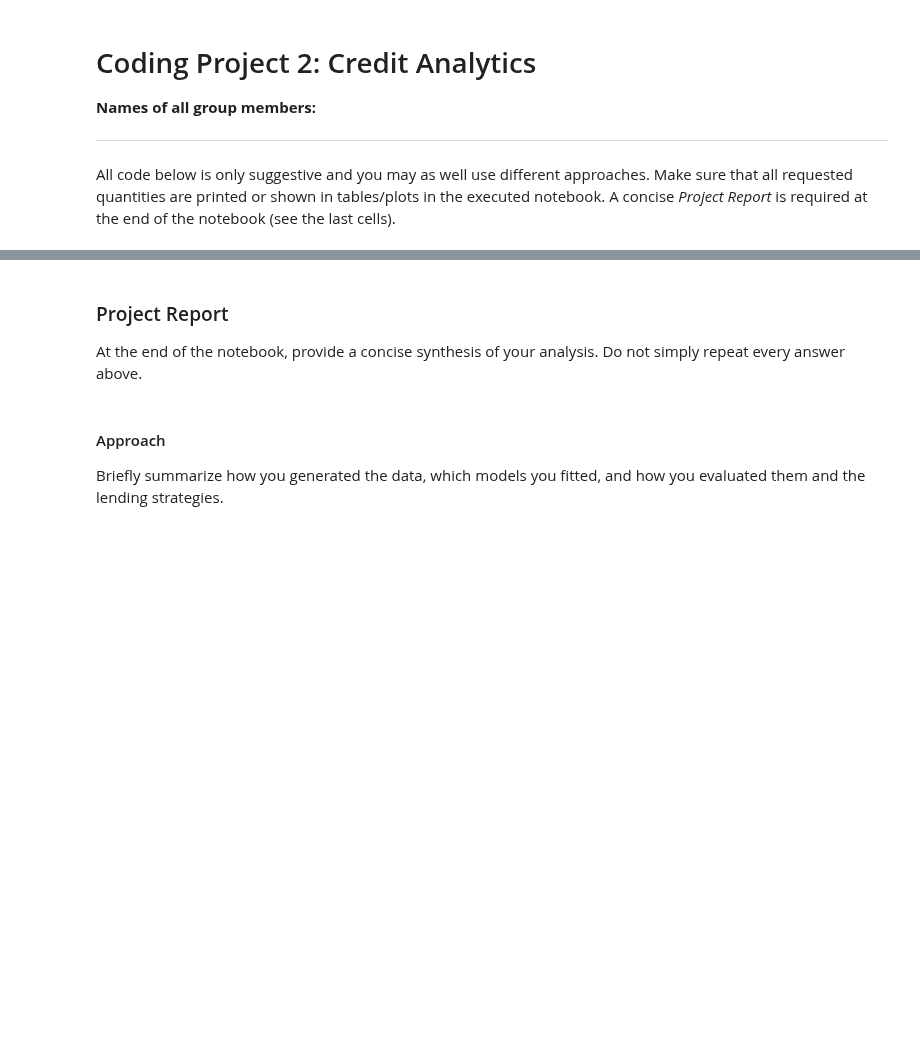
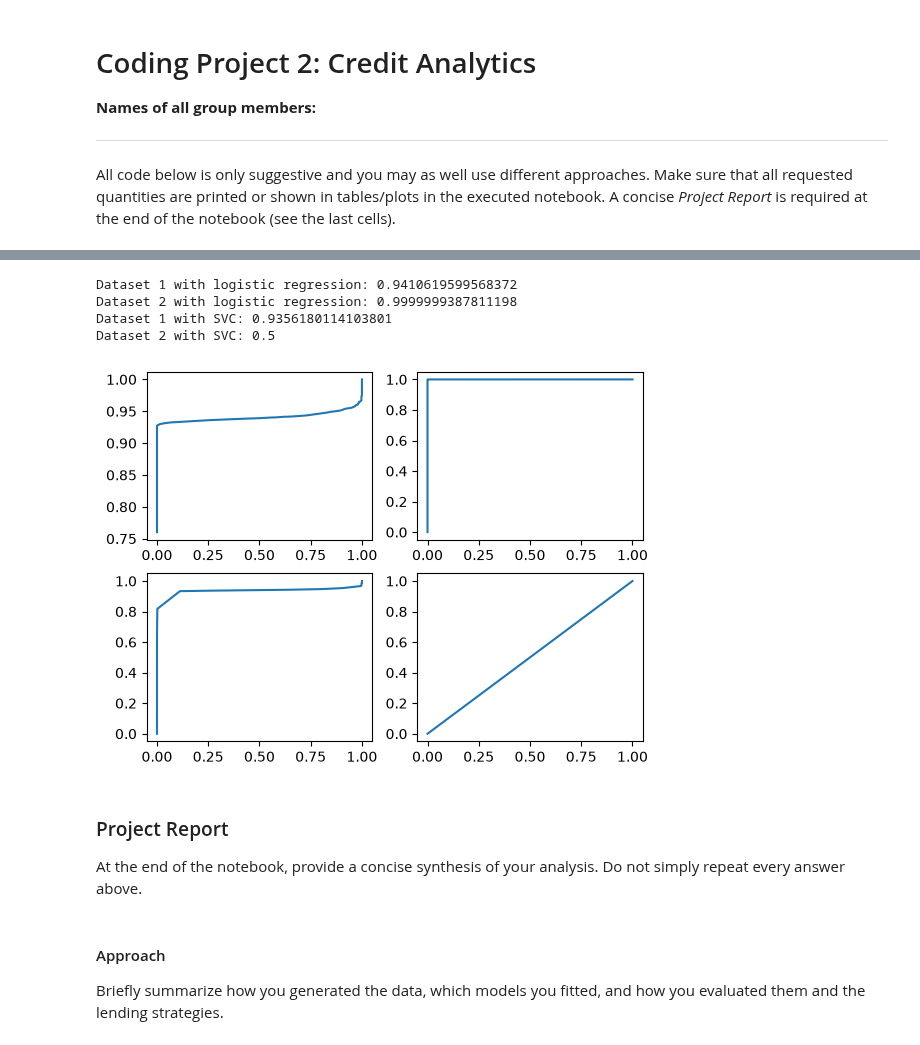
Before and after one commit to clorc/mlfi_projects_hs26, a Jupyter notebook: proj_2_credit_analytics/Project2_2026_Template.ipynb, the cells around one changed output, grey strips where cells are left out. Saved outputs shown, nothing was run; the diff lists cells and outputs as text; code cells hidden in the pictures; blank space fills up the shorter version.

Commit message:
Plot AUC-ROC curves

```diff
--- a/proj_2_credit_analytics/Project2_2026_Template.ipynb
+++ b/proj_2_credit_analytics/Project2_2026_Template.ipynb
@@ -44,6 +87,14 @@ from sklearn.metrics import log_loss
 # "log_loss(Y, pred_X)" evaluates the negative conditional log likelihood (also called cross-entropy loss)
 
 # Fit the models on both datasets
+model_p1 = LogisticRegression().fit(X_train, y1_train)
+model_p2 = LogisticRegression().fit(X_train, y2_train)
 
+y1_pred_log = model_p1.predict_proba(X_data)
+y2_pred_log = model_p2.predict_proba(X_data)
 
 # Calculate and print the cross-entropy loss on both datasets for train and test
+print(tabulate([
+    ["p_1", log_loss(y1_train, y1_pred_log[:m]),  log_loss(y1_test, y1_pred_log[m:])],
+    ["p_2", log_loss(y2_train, y2_pred_log[:m]),  log_loss(y2_test, y2_pred_log[m:])]
+], headers=["Training set", "Test set"], tablefmt="outline"))
@@ -74,43 +175,64 @@ from sklearn.svm import SVC
 # %%
 # Exercise 2.c
+import matplotlib.pyplot as plt
 # Plot the FDR/TPR-curves with the TPR on the horizontal axis and the FDR on the vertical axis,
 # and compute the AUC of each plotted curve on the test data.
-import matplotlib.pyplot as plt
 # Thresholds c: you may use all distinct predicted probabilities (this gives the exact curve), or a grid of
 # values in [0, 1]. A uniform grid such as np.linspace(0, 1, 100) can be too coarse when many predicted
 # probabilities are very close to 1. Check that your curve covers TPR values from (close to) 0 to 1.
 
 # To approximately calculate the AUC, it is fine to simply use Riemann sums.
 # This means, if you have N (a_i, b_i) pairs for the curves, ordered such that a_1 <= a_2 <= ... <= a_N,
 # then you may simply use the sum
 # sum_{i=1}^{N-1} (b_i + b_{i+1})/2 * (a_{i+1}-a_i)
 # as the approximation of the integral (or AUC)
 
+def compute_fdr_tpr(y_true, y_pred, ax):
+    a = np.linspace(0, n-1, 1000, dtype=int)
+    a = np.sort(y1_pred_log[m:, 1])[a]
+
+    n_tp = np.array([np.count_nonzero(y_true[m:]*(c <= y_pred[m:,1])) for c in a])
+    n_fp = np.array([np.count_nonzero((1-y_true[m:])*(c <= y_pred[m:,1])) for c in a])
+    n_tn = np.array([np.count_nonzero(y_true[m:]*(c > y_pred[m:,1])) for c in a])
+    n_fn = np.array([np.count_nonzero((1-y_true[m:])*(c > y_pred[m:,1])) for c in a])
+
+    # Calculate FDR and TPR rate (points on the FDR/TPR curve) and the AUC
+    tpr = n_tp/(n_tp + n_fn)
+    fpr = n_fp/(n_fp + n_tn)
+
+    ax.plot(fpr, tpr)
+
+    auc = np.sum((tpr[:999]+tpr[1:])/2 * (fpr[:999]-fpr[1:]))
+
+    return auc
+
+
+fig, ((ax1, ax2), (ax3, ax4)) = plt.subplots(2, 2)
 
 # first data set & logistic regression:
 # (the code should be reusable for all cases, only exchanging datasets and predicted probabilities depending on the model)
-
-# Calculate positives (only depending on the dataset)
-
-# Calculate true positives for all threshold values
-
-# Calculate false positives for all threshold values
-
-# Calculate FDR and TPR rate (points on the FDR/TPR curve) and the AUC
-
+print(f'Dataset 1 with logistic regression: {compute_fdr_tpr(y1, y1_pred_log, ax1)}')
 
 # second data set & logistic regression:
-
+print(f'Dataset 2 with logistic regression: {compute_fdr_tpr(y2, y2_pred_log, ax2)}')
 
 # first data set and SVM:
-
+print(f'Dataset 1 with SVC: {compute_fdr_tpr(y1, y1_pred_svc, ax3)}')
 
 # second data set and SVM:
+print(f'Dataset 2 with SVC: {compute_fdr_tpr(y2, y2_pred_svc, ax4)}')
 
+fig.show()
 
 # Print the AUC values.
 # Briefly explain (in a Markdown cell or comments) how you construct the curves, interpret what
 # the AUC means in this setting, and compare the two models on both data sets.
+# %% [output]
+Dataset 1 with logistic regression: 0.9410619599568372
+Dataset 2 with logistic regression: 0.9999999387811198
+Dataset 1 with SVC: 0.9356180114103801
+Dataset 2 with SVC: 0.5
+[figure, added]
 # %%
 # Exercise 3.
 
```
Also changed, not shown: parts of 10 cells of this notebook.
